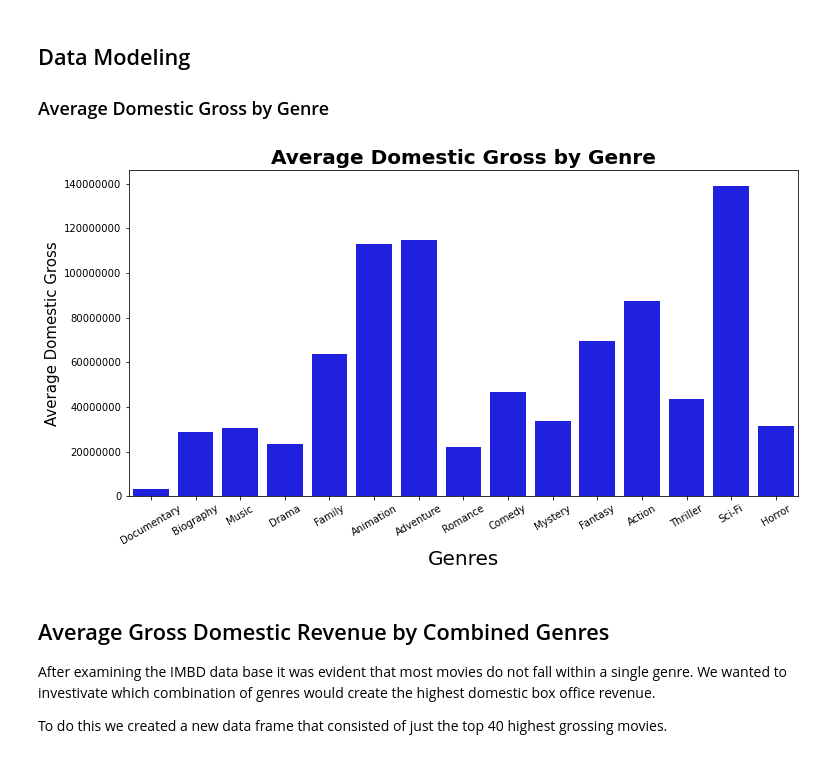
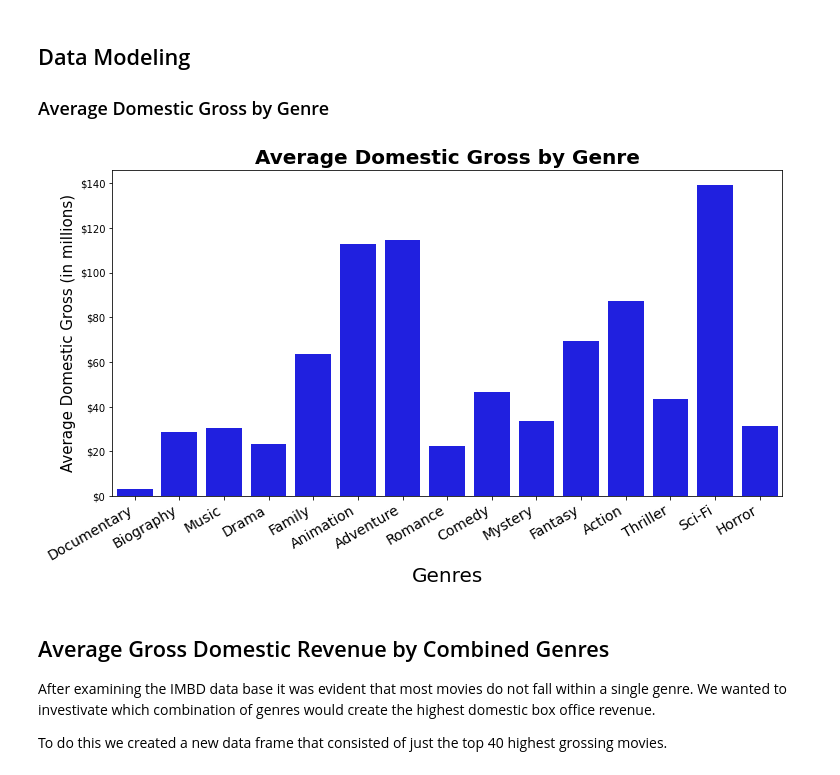
Before and after one commit to ChumpyDuelle/Microsoft-Movie-Analysis, a Jupyter notebook: dsc-phase1-project-template.ipynb, the cells around one changed output. Saved outputs shown, nothing was run; the diff lists cells and outputs as text; code cells hidden in the pictures.

Commit message:
final updates to visualizations

```diff
--- a/dsc-phase1-project-template.ipynb
+++ b/dsc-phase1-project-template.ipynb
@@ -874,17 +875,20 @@ list(avg_main_genre_gross.values())
 # %%
 x = list(avg_main_genre_gross.keys())
 y = list(avg_main_genre_gross.values())
 
 
 plt.figure(figsize=(12,6))
 ax = sns.barplot(x, y, color = 'blue')
 plt.title('Average Domestic Gross by Genre', fontsize =20, weight = 'bold')
-plt.ylabel('Average Domestic Gross', fontsize =15)
+plt.ylabel('Average Domestic Gross (in millions)', fontsize =15)
 plt.xlabel('Genres', fontsize =20)
+plt.xticks(fontsize=14, rotation=45, ha='right')
+
 plt.ticklabel_format(style='plain', axis = 'y')
+ax.set_yticklabels(['$0','$20', '$40', '$60', '$80', '$100', '$120', '$140'])
 ax.set_xticklabels(ax.get_xticklabels(),rotation = 30);
 # %% [output]
-[figure, old version]
+[figure, new version]
 # %% [markdown]
 ## Average Gross Domestic Revenue by Combined Genres
 After examining the IMBD data base it was evident that most movies do not fall within a single genre. We wanted to investivate which combination of genres would create the highest domestic box office revenue.
```
Also changed, not shown: parts of 3 cells of this notebook.
